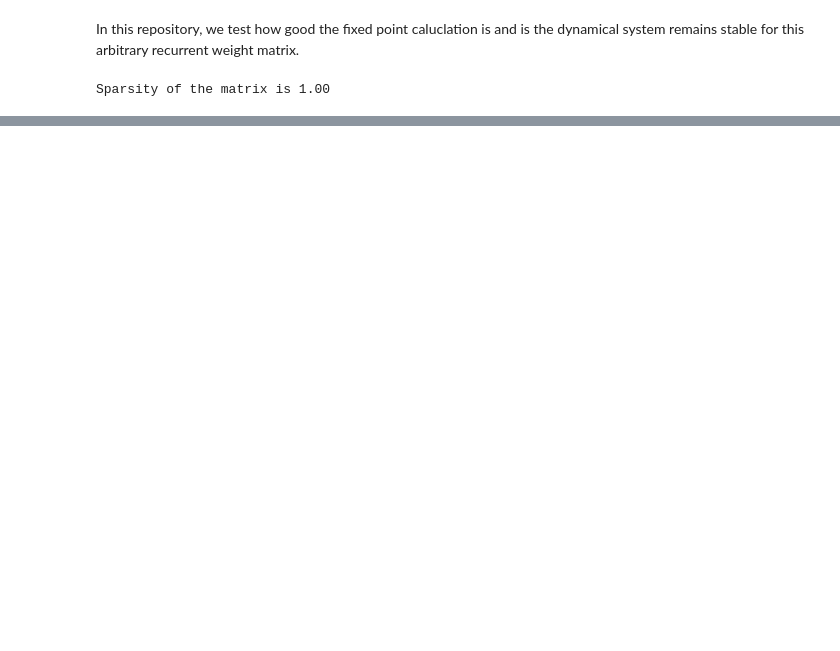
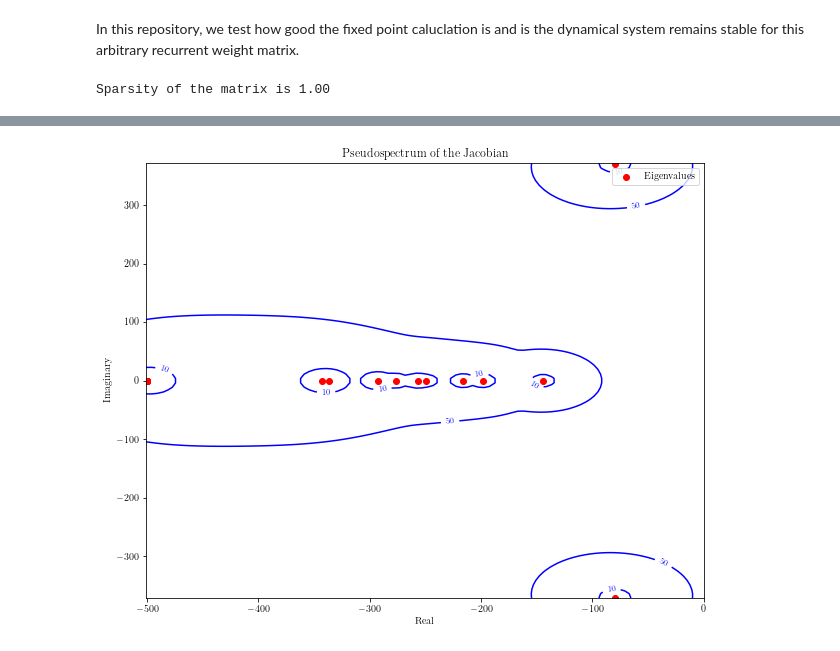
Before and after one commit to shivangrawat/perturbed_organics, a Jupyter notebook: examples/sparse_recurrence.ipynb, the cells around one changed output, grey strips where cells are left out. Drawn from its saved outputs; the diff is of its cells as text; code cells hidden in the pictures; blank space fills up the shorter version.

Commit message:
added jcobian and pseudospectra

```diff
--- a/examples/sparse_recurrence.ipynb
+++ b/examples/sparse_recurrence.ipynb
@@ -164,0 +126,48 @@ plt.show()
+# %%
+J = model.J
+# %%
+epsilon_values = [1.0, 10, 50]
+grid_size = 100
+
+J_np = J.numpy().astype(np.complex128)
+# J_np = torch.rand(10, 10)
+
+# Compute eigenvalues of J for plot boundaries
+eigs = np.linalg.eigvals(J_np)
+
+# Define grid range for real and imaginary parts based on eigenvalues
+real_vals = np.linspace(np.min(np.real(eigs)) - 1, 0, grid_size)
+imag_vals = np.linspace(np.min(np.imag(eigs)) - 1, np.max(np.imag(eigs)) + 1, grid_size)
+real_grid, imag_grid = np.meshgrid(real_vals, imag_vals)
+
+# Prepare tensor for pseudospectrum values
+pseudospectra = np.zeros((grid_size, grid_size), dtype=np.float32)
+
+# Calculate pseudospectrum values
+for i in range(grid_size):
+    for j in range(grid_size):
+        z = real_grid[i, j] + 1j * imag_grid[i, j]
+        I = torch.eye(J.size(0), dtype=J.dtype)
+        M = J - (z.real * I) - (z.imag * I * 1j)  # Avoid complex type in PyTorch
+        M_np = M.numpy().astype(np.complex128)
+
+        # Compute the smallest singular value using SVD
+        _, s, _ = np.linalg.svd(M_np)
+        pseudospectra[i, j] = np.min(s)
+
+# Plot pseudospectrum contours
+plt.figure(figsize=(10, 8))
+cp = plt.contour(real_vals, imag_vals, pseudospectra, levels=epsilon_values, colors='blue')
+plt.clabel(cp, inline=True, fontsize=8)
+
+# Plot eigenvalues as red dots
+plt.scatter(np.real(eigs), np.imag(eigs), color='red', label='Eigenvalues')
+plt.xlim(right=0)
+plt.xlabel('Real')
+plt.ylabel('Imaginary')
+plt.title('Pseudospectrum of the Jacobian')
+plt.legend()
+# plt.grid(True)
+plt.show()
+# %% [output]
+[figure, added]
```
Also changed, not shown: parts of 7 cells of this notebook, 1 other file.
